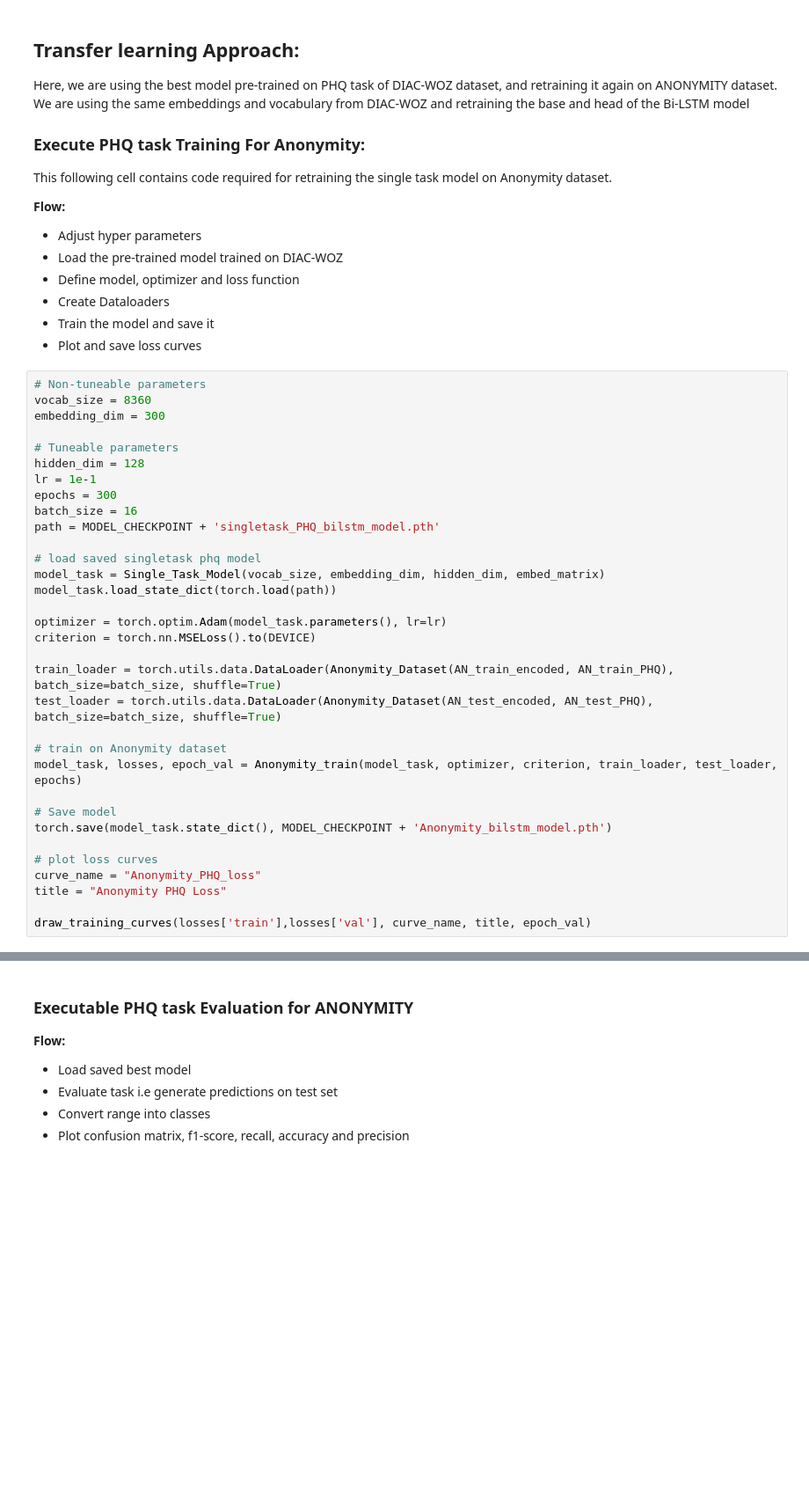
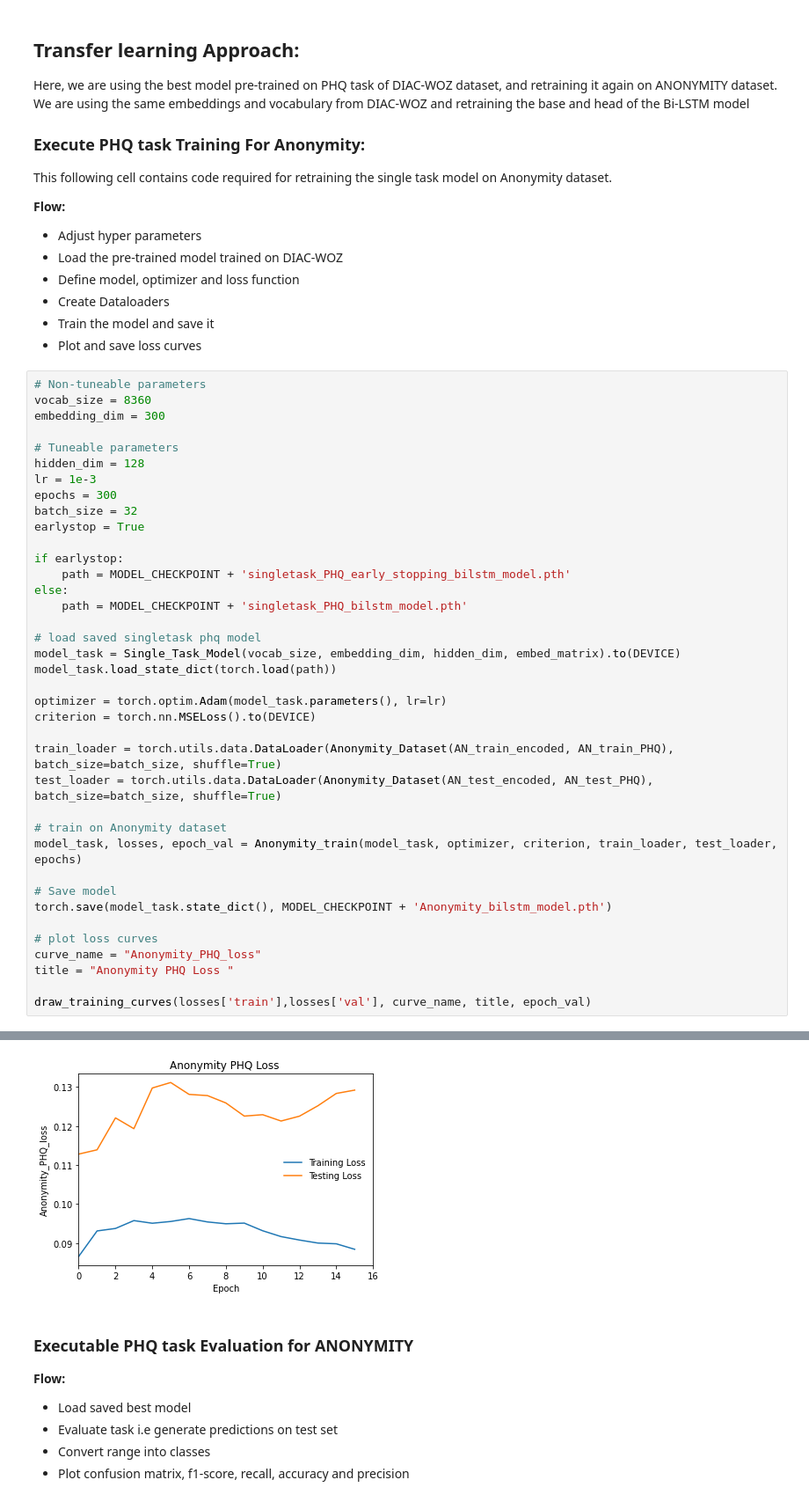
Before and after one commit to Alpha-Raj/Depression-Detection, a Jupyter notebook: Depression_detectoin.ipynb, the cells around one changed output, grey strips where cells are left out. Shown at 88% size. Drawn from its saved outputs; the diff is of its cells as text; blank space fills up the shorter version.

```diff
--- a/Depression_detectoin.ipynb
+++ b/Depression_detectoin.ipynb
@@ -1241,13 +1329,18 @@ embedding_dim = 300
 
 # Tuneable parameters
 hidden_dim = 128
-lr = 1e-1
+lr = 1e-3
 epochs = 300
-batch_size = 16
-path = MODEL_CHECKPOINT + 'singletask_PHQ_bilstm_model.pth'
+batch_size = 32
+earlystop = True
+
+if earlystop:
+    path = MODEL_CHECKPOINT + 'singletask_PHQ_early_stopping_bilstm_model.pth'
+else:
+    path = MODEL_CHECKPOINT + 'singletask_PHQ_bilstm_model.pth'
 
 # load saved singletask phq model
-model_task = Single_Task_Model(vocab_size, embedding_dim, hidden_dim, embed_matrix)
+model_task = Single_Task_Model(vocab_size, embedding_dim, hidden_dim, embed_matrix).to(DEVICE)
 model_task.load_state_dict(torch.load(path))
 
 optimizer = torch.optim.Adam(model_task.parameters(), lr=lr)
@@ -1264,6 +1357,7 @@ torch.save(model_task.state_dict(), MODEL_CHECKPOINT + 'Anonymity_bilstm_model.p
 
 # plot loss curves
 curve_name = "Anonymity_PHQ_loss"
-title = "Anonymity PHQ Loss"
+title = "Anonymity PHQ Loss "
 
 draw_training_curves(losses['train'],losses['val'], curve_name, title, epoch_val)
+# %% [output]
@@ -1270,3 +1381,4 @@ draw_training_curves(losses['train'],losses['val'], curve_name, title, epoch_val
+[figure, added]
 # %% [markdown]
 ### Executable PHQ task Evaluation for ANONYMITY
 
```
Also changed, not shown: parts of 14 cells of this notebook.
